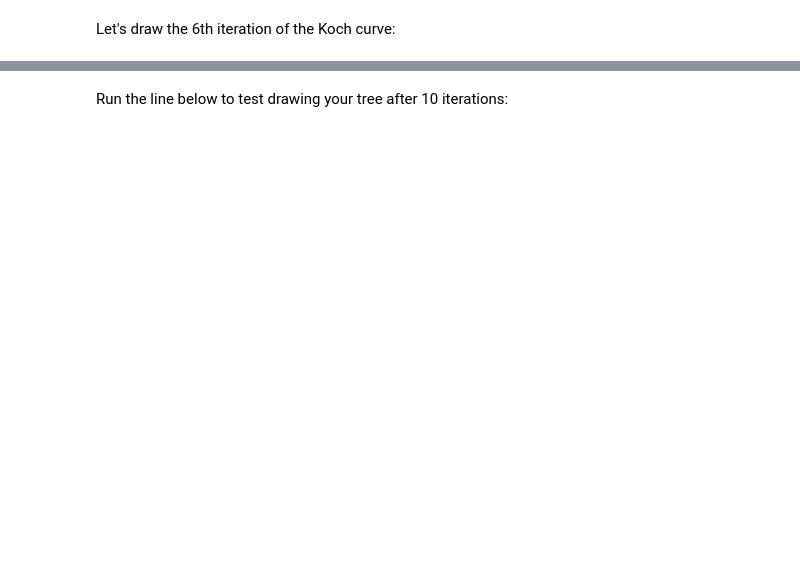
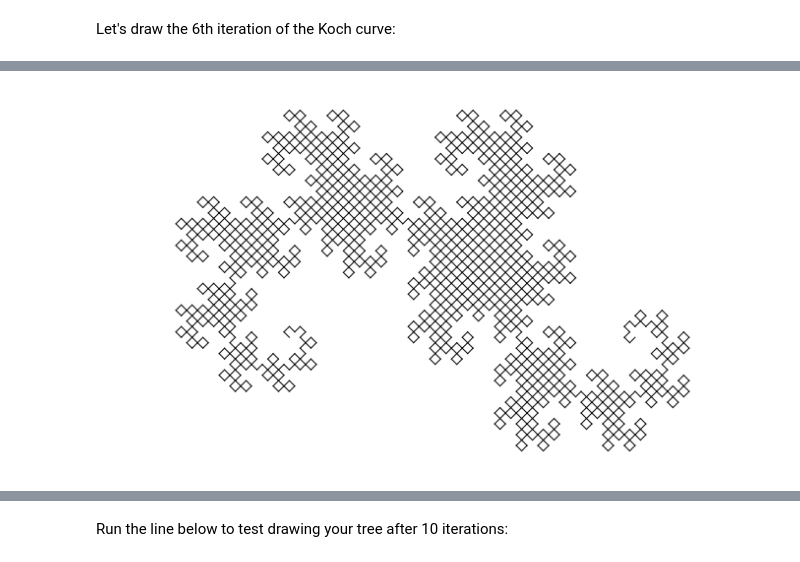
Before and after one commit to gvarnavi/generative-art-iap, a Jupyter notebook: 01.19-Tuesday/02_geometric-fractals-py.ipynb, the cells around one changed output, grey strips where cells are left out. Cells and saved outputs as stored; diff of their text form; code cells hidden in the pictures; blank space fills up the shorter version.

```diff
--- a/01.19-Tuesday/02_geometric-fractals-py.ipynb
+++ b/01.19-Tuesday/02_geometric-fractals-py.ipynb
@@ -90,3 +102,26 @@ plt.show()
+# %%
+# recursively draw 2 line segments in the pattern of the dragon curve.
+def dragon_curve(k, x, y, theta, r, ax):
+    # If the recursion depth k = 1, terminate and draw a single line.
+    if k == 1:
+        draw_line(x, y, theta, r, ax)
+
+    # otherwise, subdivide the line into 2 new segments:
+    else:
+        x1 = x
+        y1 = y
+        dragon_curve(k-1, x1, y1, theta + np.pi/4, r/np.sqrt(2), ax)
+        x2 = x + r*np.cos(theta)
+        y2 = y + r*np.sin(theta)
+        dragon_curve(k-1, x2, y2, theta + 3*np.pi/4, r/np.sqrt(2), ax)
+# %%
+fig, ax = plt.subplots(1,1,figsize=(12,7))
+draw_fractal(dragon_curve, n=12, theta=0., ax=ax)
+ax.axis('equal')
+ax.axis('off')
+plt.show()
+# %% [output]
+[figure, added]
 # %% [markdown]
 ### Try with your group:
 Repurpose the idea of recursively drawing line segments we've discussed to create a fractal tree, as shown below:
```
Also changed, not shown: parts of 6 cells of this notebook.
